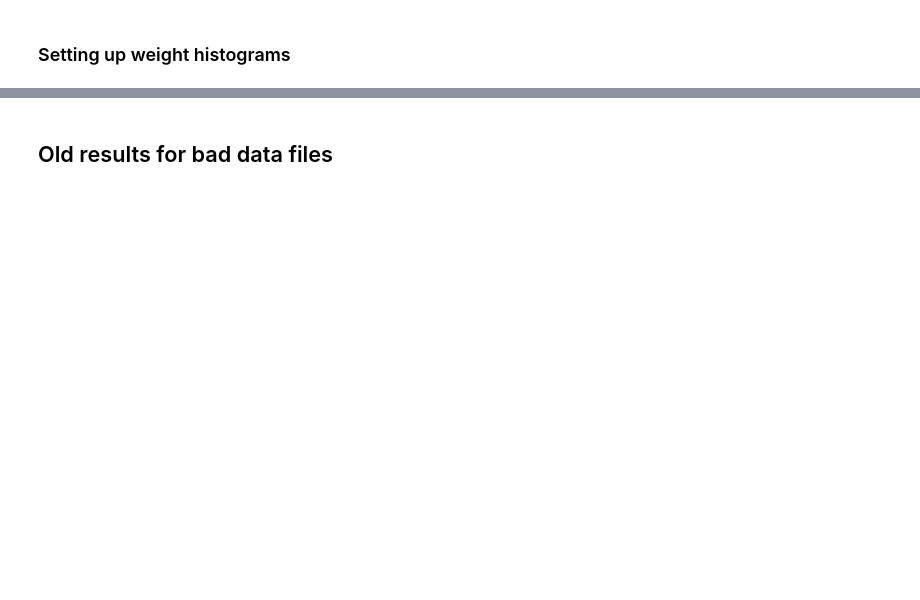
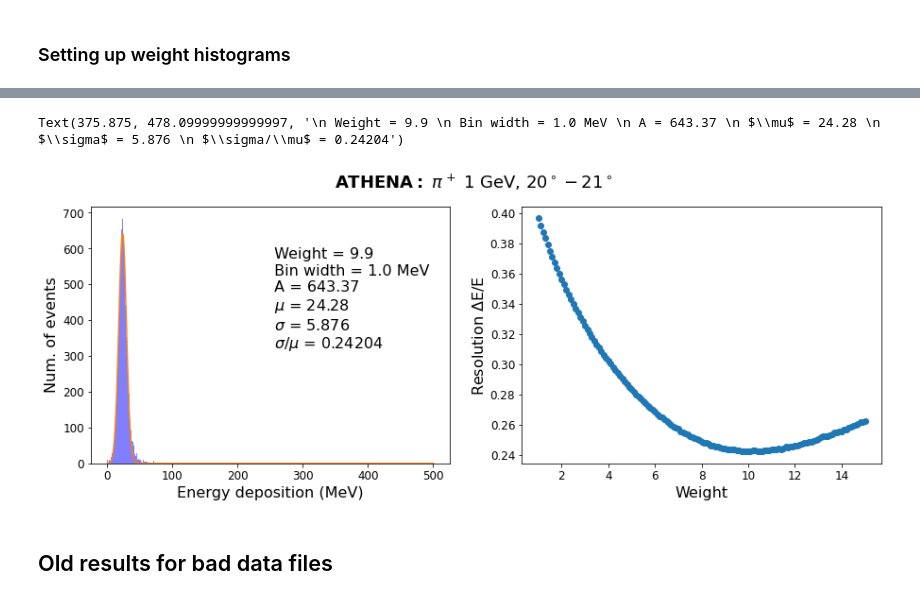
Before and after one commit to rymilton/ATHENA, a Jupyter notebook: SingleParticle.ipynb, the cells around one changed output, grey strips where cells are left out. Cells and saved outputs as stored; diff of their text form; code cells hidden in the pictures; blank space fills up the shorter version.

```diff
--- a/SingleParticle.ipynb
+++ b/SingleParticle.ipynb
@@ -78,5 +107,5 @@ plt.ylabel("Number of Events", fontsize = 16)
 # %%
-def Angle_Energy(detector_events = HcalHadron_events, detector_name = "HcalHadronEndcapHitsReco", event_angles = theta_array, desired_low_angle = 5, desired_high_angle = 10):
+def Angle_Energy(detector_events = HcalHadron_events, detector_name = "HcalHadronEndcapHitsReco", event_angles = theta_list, desired_low_angle = 5, desired_high_angle = 10):
     num_events = len(event_angles)
     energies = []
     for i in range(num_events):
@@ -202,34 +243,43 @@ if fit:
 # Plotting the histogram with the optimal weight
 
 fig = plt.figure(figsize=(15,5))
 
 fig.suptitle(r"$\bf{ATHENA:}$"+' $\pi^+$ {energy} GeV, ${low_angle}^{degrees}-{high_angle}^{degrees}$'.format(energy=energy, low_angle = low_angle, high_angle = high_angle, degrees = "\circ"), fontsize=18)
 
 plt.subplot(1,2,2)
 plt.scatter(weights, resolutions)
 #plt.title(r"$\bf{ATHENA:}$"+' $\pi^+$ {energy} GeV, ${low_angle}^{degrees}-{high_angle}^{degrees}$'.format(energy=energy, low_angle = low_angle, high_angle = high_angle, degrees = "\circ"), fontsize=18)
 plt.xlabel("Weight", fontsize = 16)
 plt.ylabel("Resolution $\Delta$E/E", fontsize = 16)
 plt.xticks(fontsize = 12)
 plt.yticks(fontsize = 12)
 
 plt.subplot(1,2,1)
 hist_data, bins, _ = plt.hist(EW[min_index], num_bins, (0.5, max_energies[energy]+.5), density=False, facecolor='b', alpha=.5)
 
 bin_centers = np.array([0.5 * (bins[i] + bins[i+1]) for i in range(len(bins)-1)])
-popt, pcov = curve_fit(gaussian, xdata=bin_centers, ydata=hist_data, p0=(100,15,20))
+amp = 0
+amp_x = 0
+for i in range(len(hist_data)):
+    if hist_data[i] >= amp:
+        amp = hist_data[i]
+        amp_x = bin_centers[i]
+popt, pcov = curve_fit(gaussian, xdata=bin_centers, ydata=hist_data, p0=(amp,amp_x,10))
 max_bin_height = 0
 for i in range(len(hist_data)):
     if hist_data[i] > max_bin_height:
         max_bin_height = hist_data[i]
 
 plt.plot(bin_centers, gaussian(bin_centers, *popt))
 plt.xlabel("Energy deposition (MeV)", fontsize = 16)
 plt.ylabel("Num. of events", fontsize = 16)
 plt.xticks(fontsize=12)
 plt.yticks(fontsize=12)
 plt.text(0.75*max_energies[energy]+.5, 0.7*max_bin_height, "\n Weight = {weight} \n Bin width = {width} MeV \n A = {amplitude} \n $\mu$ = {mean} \n $\sigma$ = {sigma} \n $\sigma/\mu$ = {res}".format(weight = round(weights[min_index],2), width = bin_width ,amplitude = round(popt[0],2), mean = round(popt[1],2), sigma = round(np.sqrt(popt[2]),3), res = round(np.sqrt(popt[2])/popt[1],5)),horizontalalignment='center',multialignment='left',
                  verticalalignment='center', fontsize = 16)
+# %% [output]
+Text(375.875, 478.09999999999997, '\n Weight = 9.9 \n Bin width = 1.0 MeV \n A = 643.37 \n $\\mu$ = 24.28 \n $\\sigma$ = 5.876 \n $\\sigma/\\mu$ = 0.24204')
+[figure, added]
 # %% [markdown]
 ## Old results for bad data files
 # %%
```
Also changed, not shown: parts of 7 cells of this notebook.
